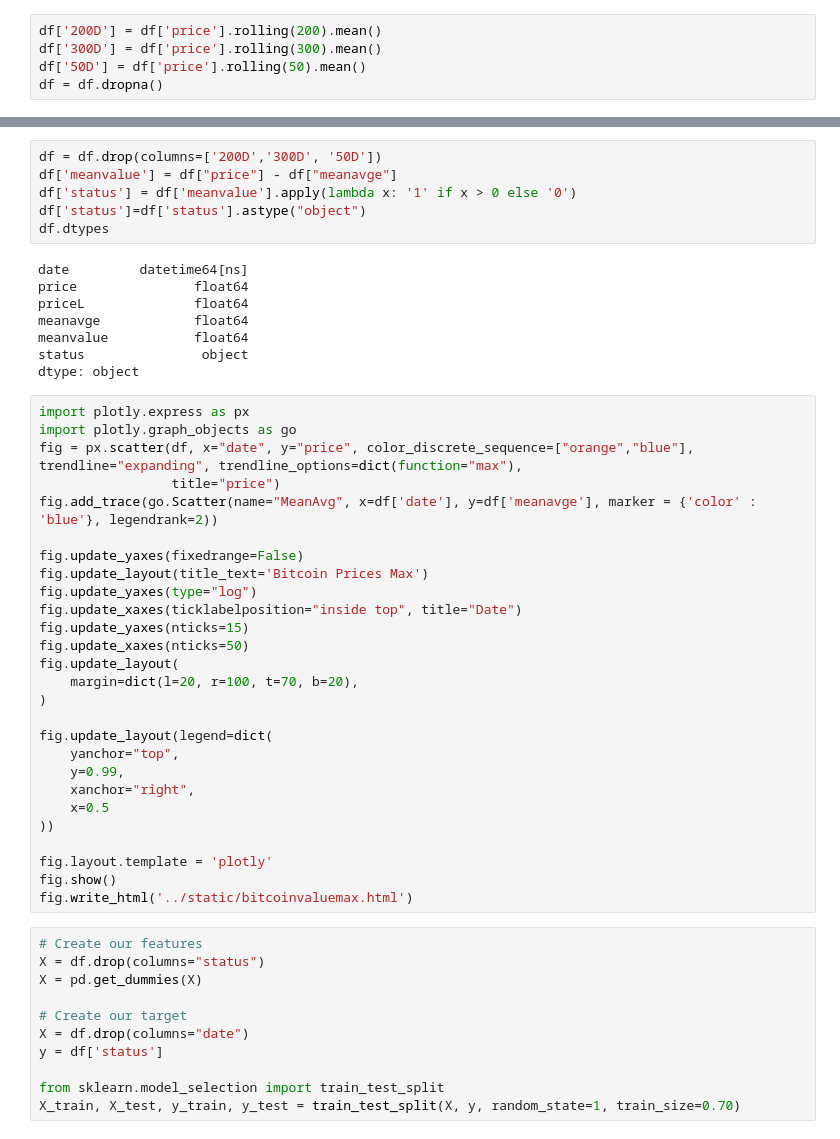
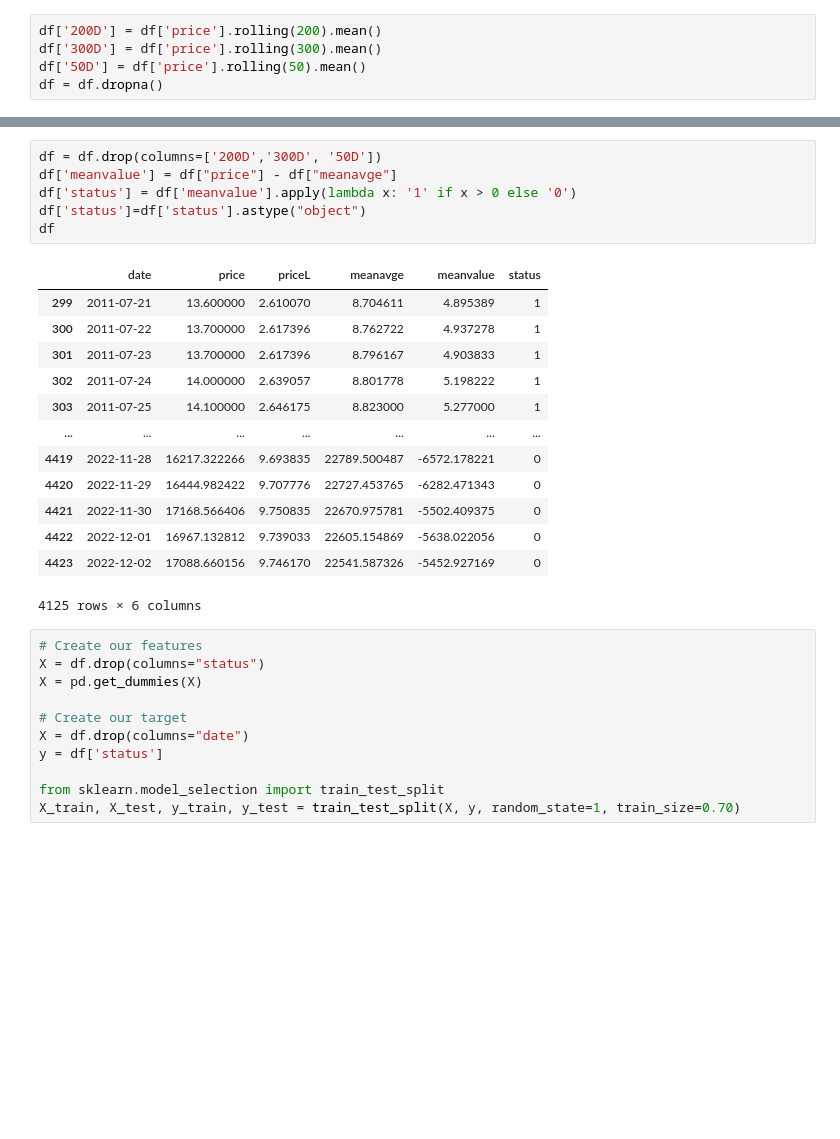
Before and after one commit to guevarch/projectchris, a Jupyter notebook: Final/BTC Machine Learning Moving Average.ipynb, the cells around one changed output, grey strips where cells are left out. Cells and saved outputs as stored; diff of their text form; blank space fills up the shorter version.

```diff
--- a/Final/BTC Machine Learning Moving Average.ipynb
+++ b/Final/BTC Machine Learning Moving Average.ipynb
@@ -66,44 +64,23 @@ See the caveats in the documentation: https://pandas.pydata.org/pandas-docs/stab
 # %%
 df = df.drop(columns=['200D','300D', '50D'])
 df['meanvalue'] = df["price"] - df["meanavge"]
 df['status'] = df['meanvalue'].apply(lambda x: '1' if x > 0 else '0')
 df['status']=df['status'].astype("object")
-df.dtypes
+df
 # %% [output]
+|  | date | price | priceL | meanavge | meanvalue | status |
+| 299 | 2011-07-21 | 13.600000 | 2.610070 | 8.704611 | 4.895389 | 1 |
+| 300 | 2011-07-22 | 13.700000 | 2.617396 | 8.762722 | 4.937278 | 1 |
+| 301 | 2011-07-23 | 13.700000 | 2.617396 | 8.796167 | 4.903833 | 1 |
+| 302 | 2011-07-24 | 14.000000 | 2.639057 | 8.801778 | 5.198222 | 1 |
+| 303 | 2011-07-25 | 14.100000 | 2.646175 | 8.823000 | 5.277000 | 1 |
+| ... | ... | ... | ... | ... | ... | ... |
+| 4419 | 2022-11-28 | 16217.322266 | 9.693835 | 22789.500487 | -6572.178221 | 0 |
+| 4420 | 2022-11-29 | 16444.982422 | 9.707776 | 22727.453765 | -6282.471343 | 0 |
+| 4421 | 2022-11-30 | 17168.566406 | 9.750835 | 22670.975781 | -5502.409375 | 0 |
+| 4422 | 2022-12-01 | 16967.132812 | 9.739033 | 22605.154869 | -5638.022056 | 0 |
+| 4423 | 2022-12-02 | 17088.660156 | 9.746170 | 22541.587326 | -5452.927169 | 0 |
-date         datetime64[ns]
-price               float64
-priceL              float64
-meanavge            float64
-meanvalue           float64
-status               object
-dtype: object
+4125 rows × 6 columns
-# %%
-import plotly.express as px
-import plotly.graph_objects as go
-fig = px.scatter(df, x="date", y="price", color_discrete_sequence=["orange","blue"], trendline="expanding", trendline_options=dict(function="max"),
-                 title="price")
-fig.add_trace(go.Scatter(name="MeanAvg", x=df['date'], y=df['meanavge'], marker = {'color' : 'blue'}, legendrank=2))
-
-fig.update_yaxes(fixedrange=False)
-fig.update_layout(title_text='Bitcoin Prices Max')
-fig.update_yaxes(type="log")
-fig.update_xaxes(ticklabelposition="inside top", title="Date")
-fig.update_yaxes(nticks=15)
-fig.update_xaxes(nticks=50)
-fig.update_layout(
-    margin=dict(l=20, r=100, t=70, b=20),
-)
-
-fig.update_layout(legend=dict(
-    yanchor="top",
-    y=0.99,
-    xanchor="right",
-    x=0.5
-))
-
-fig.layout.template = 'plotly'
-fig.show()
-fig.write_html('../static/bitcoinvaluemax.html')
 # %%
 # Create our features
 X = df.drop(columns="status")
```
Also changed, not shown: parts of 7 cells of this notebook, 13 other files.
